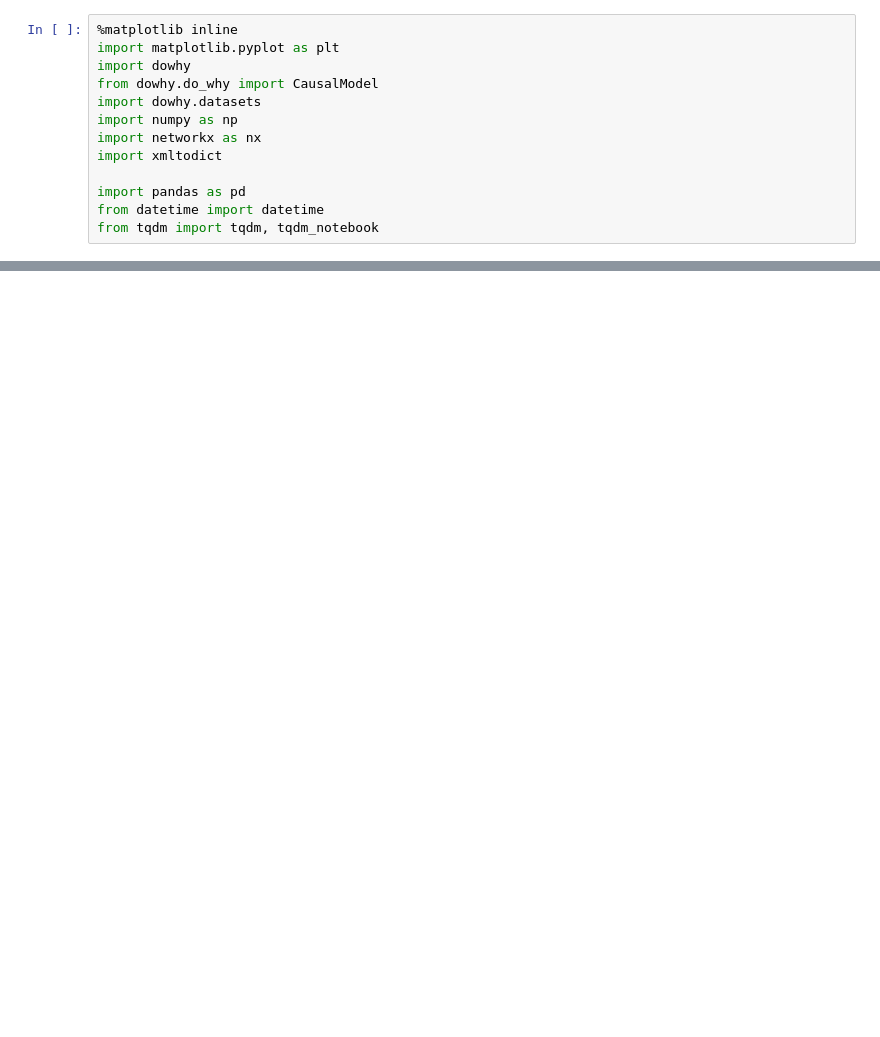
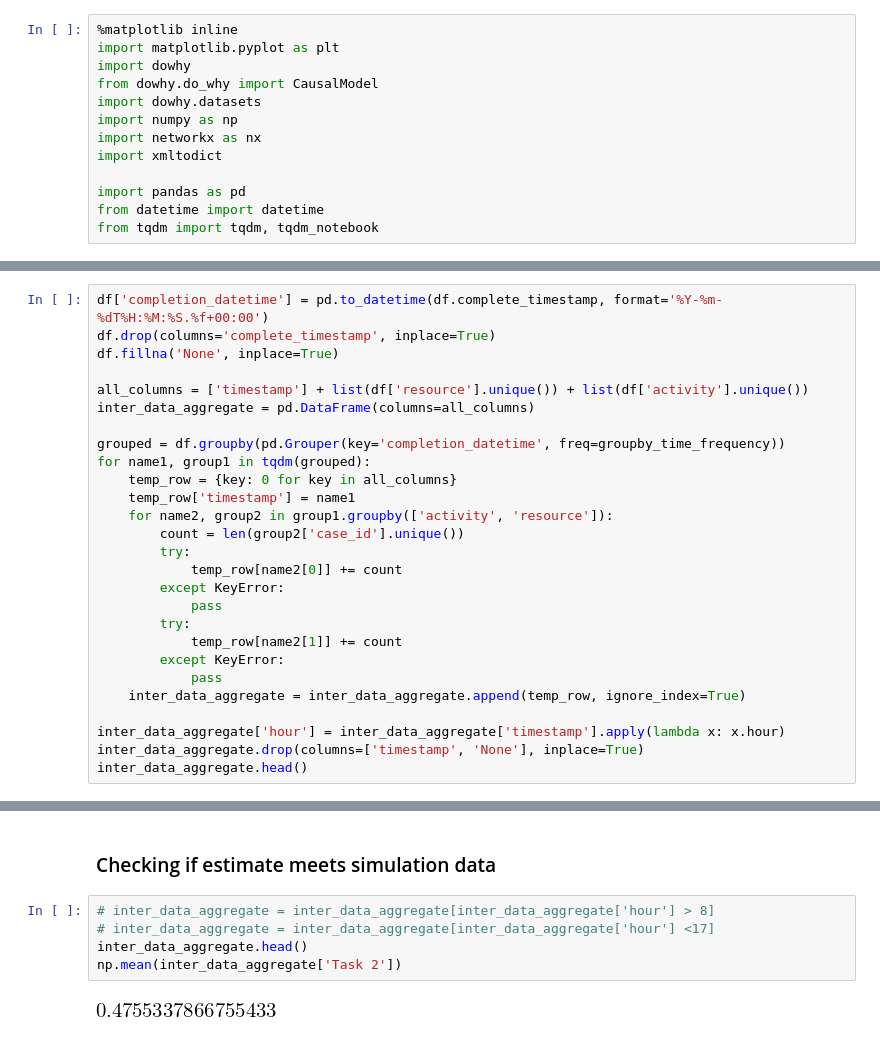
Before and after one commit to ai4automation/causal_inference_for_process_optimization, a Jupyter notebook: ipynb/End To End Pipeline.ipynb, the cells around one changed output, grey strips where cells are left out. Saved outputs shown, nothing was run; the diff lists cells and outputs as text; blank space fills up the shorter version.

Commit message:
updated with more intervention questions

```diff
--- a/ipynb/End To End Pipeline.ipynb
+++ b/ipynb/End To End Pipeline.ipynb
@@ -296,0 +613,27 @@ ValueError: Found array with 0 feature(s) (shape=(14353, 0)) while a minimum of
+# %%
+df['completion_datetime'] = pd.to_datetime(df.complete_timestamp, format='%Y-%m-%dT%H:%M:%S.%f+00:00')
+df.drop(columns='complete_timestamp', inplace=True)
+df.fillna('None', inplace=True)
+
+all_columns = ['timestamp'] + list(df['resource'].unique()) + list(df['activity'].unique())
+inter_data_aggregate = pd.DataFrame(columns=all_columns)
+
+grouped = df.groupby(pd.Grouper(key='completion_datetime', freq=groupby_time_frequency))
+for name1, group1 in tqdm(grouped):
+    temp_row = {key: 0 for key in all_columns}
+    temp_row['timestamp'] = name1
+    for name2, group2 in group1.groupby(['activity', 'resource']):
+        count = len(group2['case_id'].unique())
+        try:
+            temp_row[name2[0]] += count
+        except KeyError:
+            pass
+        try:
+            temp_row[name2[1]] += count
+        except KeyError:
+            pass
+    inter_data_aggregate = inter_data_aggregate.append(temp_row, ignore_index=True)
+
+inter_data_aggregate['hour'] = inter_data_aggregate['timestamp'].apply(lambda x: x.hour)
+inter_data_aggregate.drop(columns=['timestamp', 'None'], inplace=True)
+inter_data_aggregate.head()
@@ -296,0 +681,9 @@ ValueError: Found array with 0 feature(s) (shape=(14353, 0)) while a minimum of
+# %% [markdown]
+### Checking if estimate meets simulation data
+# %%
+# inter_data_aggregate = inter_data_aggregate[inter_data_aggregate['hour'] > 8]
+# inter_data_aggregate = inter_data_aggregate[inter_data_aggregate['hour'] <17]
+inter_data_aggregate.head()
+np.mean(inter_data_aggregate['Task 2'])
+# %% [output]
+[figure, added]
```
Also changed, not shown: parts of 52 cells of this notebook.
